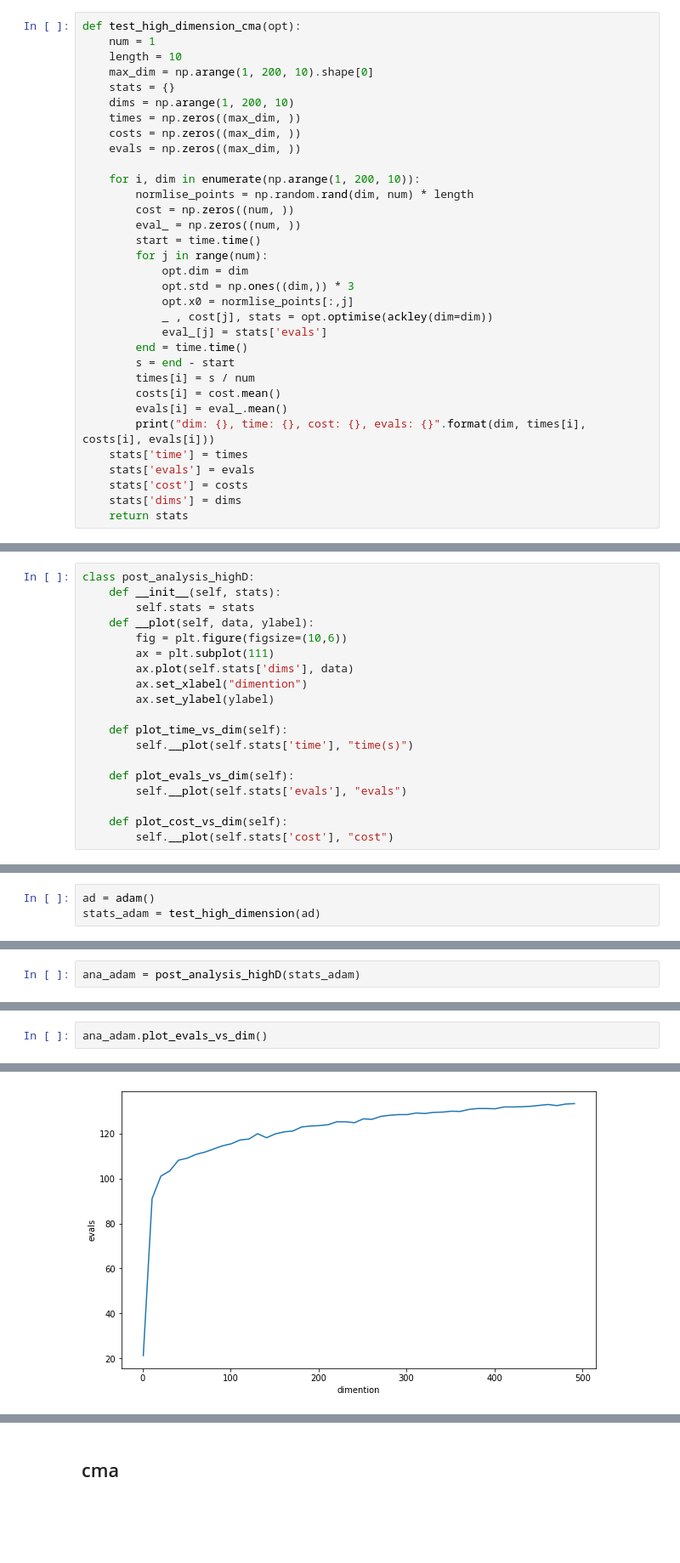
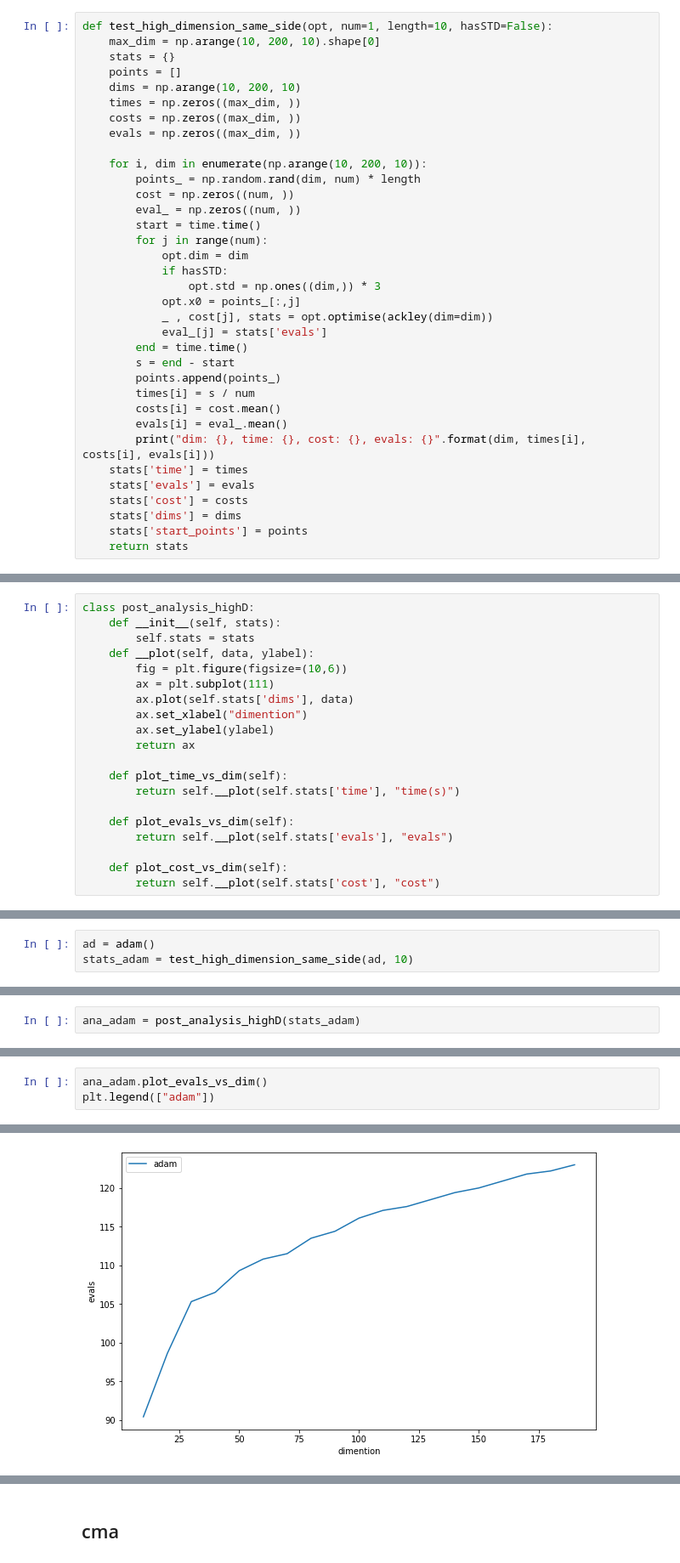
Before and after one commit to huajian1069/non-convex-optimisation, a Jupyter notebook: extend_high_dimention.ipynb, the cells around one changed output, grey strips where cells are left out. Shown at 85% size. Saved outputs shown, nothing was run; the diff lists cells and outputs as text; blank space fills up the shorter version.

```diff
--- a/extend_high_dimention.ipynb
+++ b/extend_high_dimention.ipynb
@@ -7,29 +7,30 @@ import time
 %matplotlib inline
 SEED = 23191
 # %%
-def test_high_dimension_cma(opt):
-    num = 1
-    length = 10
-    max_dim = np.arange(1, 200, 10).shape[0]
+def test_high_dimension_same_side(opt, num=1, length=10, hasSTD=False):
+    max_dim = np.arange(10, 200, 10).shape[0]
     stats = {}
-    dims = np.arange(1, 200, 10)
+    points = []
+    dims = np.arange(10, 200, 10)
     times = np.zeros((max_dim, ))
     costs = np.zeros((max_dim, ))
     evals = np.zeros((max_dim, ))
 
-    for i, dim in enumerate(np.arange(1, 200, 10)):
-        normlise_points = np.random.rand(dim, num) * length
+    for i, dim in enumerate(np.arange(10, 200, 10)):
+        points_ = np.random.rand(dim, num) * length
         cost = np.zeros((num, ))
         eval_ = np.zeros((num, ))
         start = time.time()
         for j in range(num):
             opt.dim = dim
-            opt.std = np.ones((dim,)) * 3
-            opt.x0 = normlise_points[:,j]
+            if hasSTD:
+                opt.std = np.ones((dim,)) * 3
+            opt.x0 = points_[:,j]
             _ , cost[j], stats = opt.optimise(ackley(dim=dim))
             eval_[j] = stats['evals']
         end = time.time()
         s = end - start
+        points.append(points_)
         times[i] = s / num
         costs[i] = cost.mean()
         evals[i] = eval_.mean()
@@ -38,4 +39,5 @@ def test_high_dimension_cma(opt):
     stats['evals'] = evals
     stats['cost'] = costs
     stats['dims'] = dims
+    stats['start_points'] = points
     return stats
@@ -81,15 +101,16 @@ class post_analysis_highD:
         ax.plot(self.stats['dims'], data)
         ax.set_xlabel("dimention")
         ax.set_ylabel(ylabel)
+        return ax
 
     def plot_time_vs_dim(self):
-        self.__plot(self.stats['time'], "time(s)")
+        return self.__plot(self.stats['time'], "time(s)")
 
     def plot_evals_vs_dim(self):
-        self.__plot(self.stats['evals'], "evals")
+        return self.__plot(self.stats['evals'], "evals")
 
     def plot_cost_vs_dim(self):
-        self.__plot(self.stats['cost'], "cost")
+        return self.__plot(self.stats['cost'], "cost")
 # %% [markdown]
 ## no optimisation
 # %%
@@ -151,5 +239,5 @@ ana_ro.plot_cost_vs_dim()
 ## Adam
 # %%
 ad = adam()
-stats_adam = test_high_dimension(ad)
+stats_adam = test_high_dimension_same_side(ad, 10)
 # %% [output]
@@ -182,3 +277,4 @@ ana_adam.plot_cost_vs_dim()
 # %%
 ana_adam.plot_evals_vs_dim()
+plt.legend(["adam"])
 # %% [output]
@@ -185,4 +282,4 @@ ana_adam.plot_evals_vs_dim()
-[figure, old version]
+[figure, new version]
 # %%
 ana_adam.plot_time_vs_dim()
 # %% [output]
```
Also changed, not shown: parts of 37 cells of this notebook, 4 other files.
